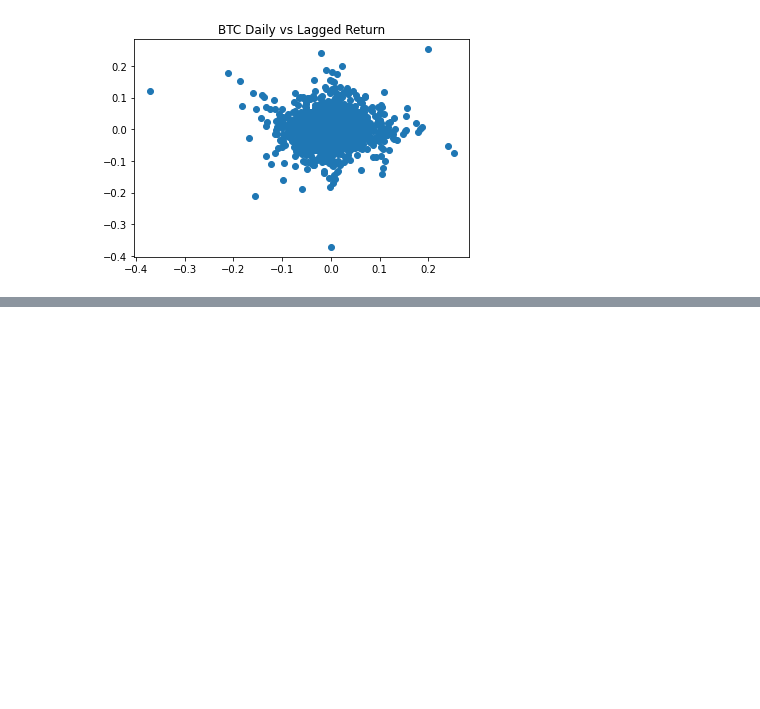
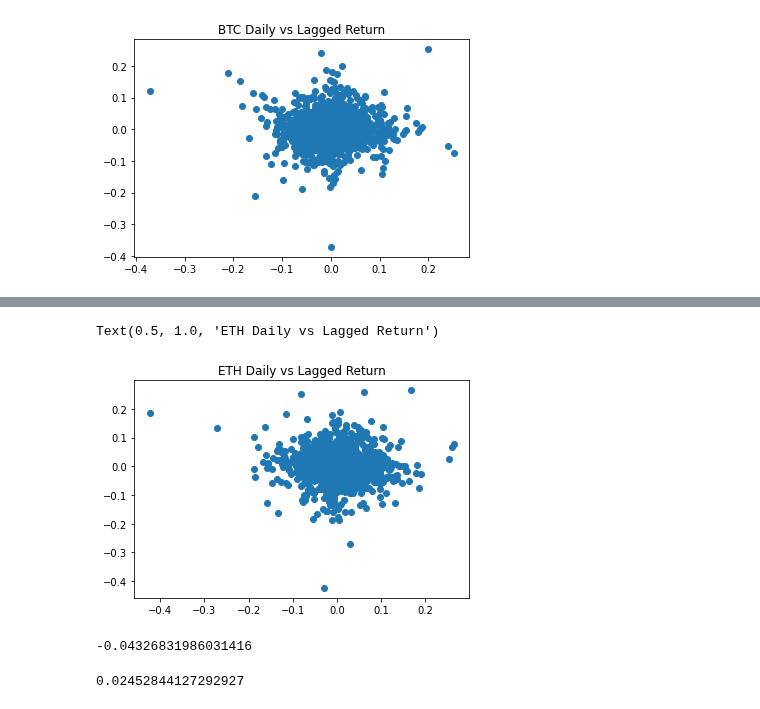
Before and after one commit to dbogatic/crypto-analysis, a Jupyter notebook: btc_autocorrelation.ipynb, the cells around one changed output, grey strips where cells are left out. Saved outputs shown, nothing was run; the diff lists cells and outputs as text; code cells hidden in the pictures; blank space fills up the shorter version.

```diff
--- a/btc_autocorrelation.ipynb
+++ b/btc_autocorrelation.ipynb
@@ -80,0 +78,7 @@ sm.graphics.tsaplots.plot_pacf(btc_prices['daily_return'], lags=30, zero=False)
+# %%
+# Read in ETH prices
+eth_prices = pd.read_csv('/Users/draganbogatic/Documents/Fin_Tech/crypto-analysis/resources/ETH-USD.csv', usecols=['Date','Adj Close'], parse_dates=True)
+eth_prices = eth_prices.set_index('Date')
+eth_prices['daily_return'] = eth_prices['Adj Close'].pct_change()
+eth_prices = eth_prices.dropna()
+eth_prices.tail()
@@ -80,0 +93,5 @@ sm.graphics.tsaplots.plot_pacf(btc_prices['daily_return'], lags=30, zero=False)
+# %%
+# Calculate lagged return
+eth_prices['lag_return'] = eth_prices['daily_return'].shift()
+eth_prices['return_diff'] = eth_prices['daily_return'].diff()
+eth_prices.tail()
@@ -80,0 +106,19 @@ sm.graphics.tsaplots.plot_pacf(btc_prices['daily_return'], lags=30, zero=False)
+# %%
+# Scatter plot of lagged return vs daily_return
+x = eth_prices['lag_return']
+y = eth_prices['daily_return']
+plt.scatter(x, y)
+plt.title('ETH Daily vs Lagged Return')
+# %% [output]
+Text(0.5, 1.0, 'ETH Daily vs Lagged Return')
+[figure, added]
+# %%
+# Autocorrelation lag 1
+eth_prices['daily_return'].autocorr(lag=1)
+# %% [output]
+-0.04326831986031416
+# %%
+# Autocorrelation lag 30
+eth_prices['daily_return'].autocorr(lag=30)
+# %% [output]
+0.02452844127292927
```
Also changed, not shown: parts of 13 cells of this notebook.
